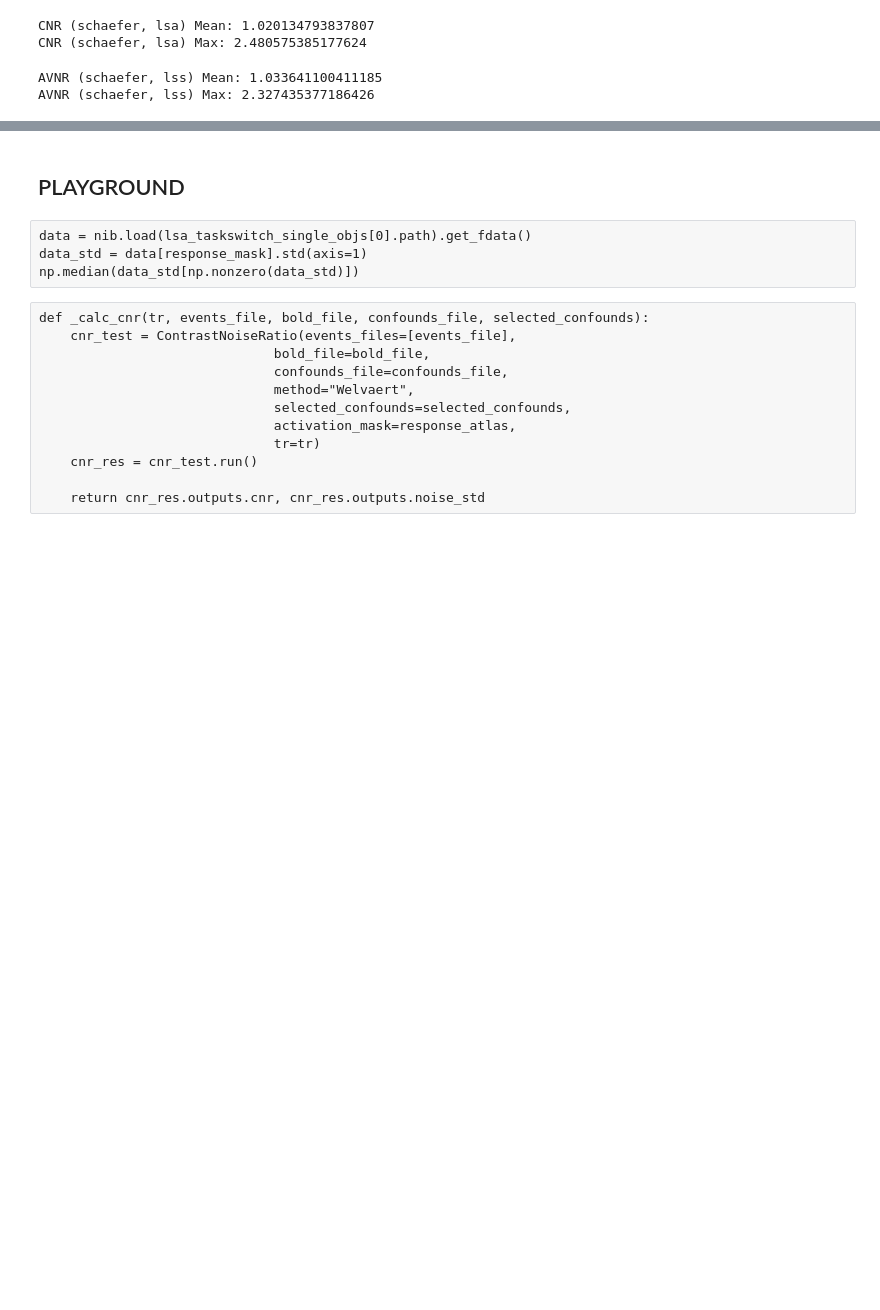
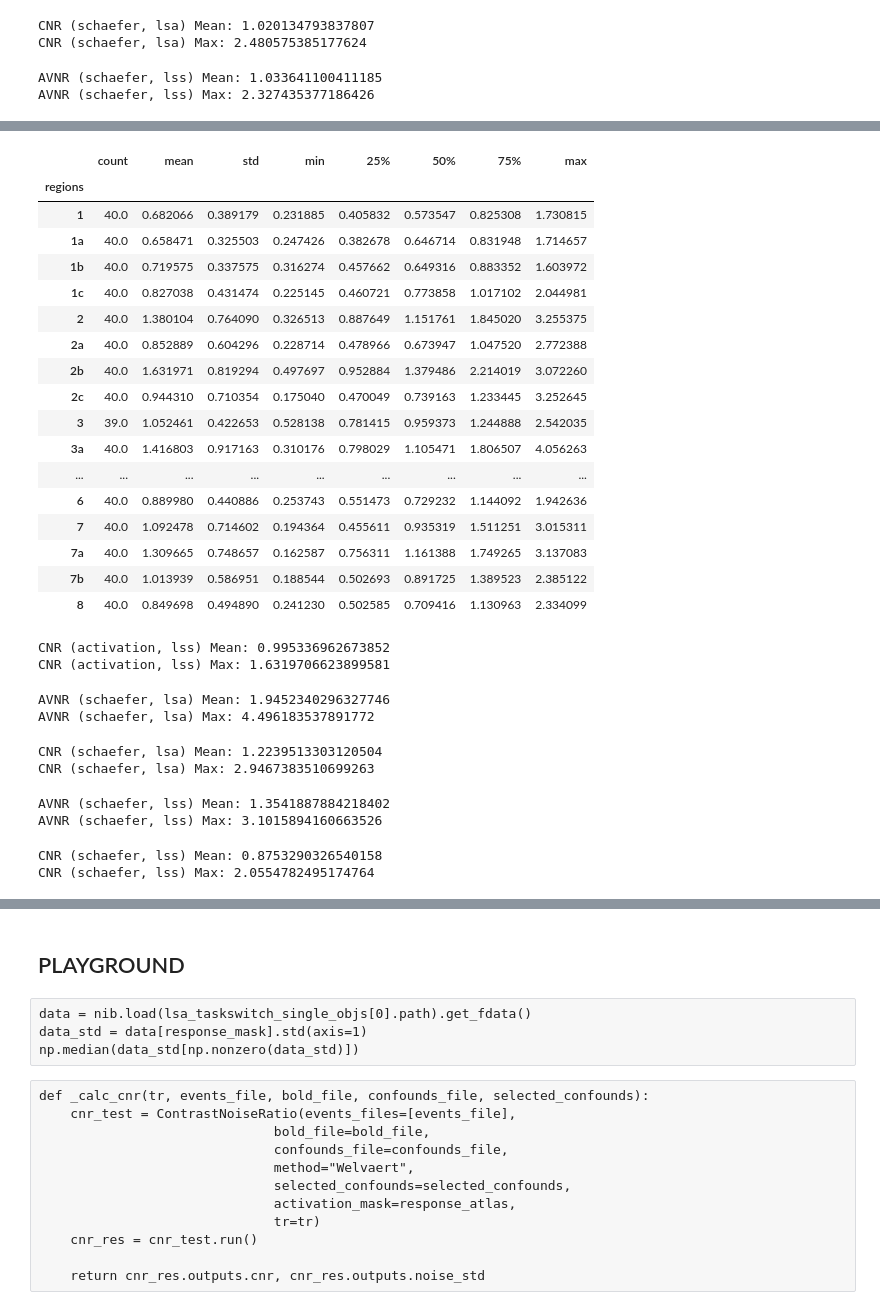
Before and after one commit to jdkent/BetaSeriesRealDataAnalysis, a Jupyter notebook: nibsAnalysis/cnr_trial_variability.ipynb, the cells around one changed output, grey strips where cells are left out. Drawn from its saved outputs; the diff is of its cells as text; code cells hidden in the pictures; blank space fills up the shorter version.

```diff
--- a/nibsAnalysis/cnr_trial_variability.ipynb
+++ b/nibsAnalysis/cnr_trial_variability.ipynb
@@ -365,0 +557,29 @@ CNR (schaefer, lss) Max: 1.8056619546708372
+# %%
+cnr_fb_activation_lss_df.describe().T
+# %% [output]
+|  | count | mean | std | min | 25% | 50% | 75% | max |
+| regions |  |  |  |  |  |  |  |  |
+| 1 | 40.0 | 0.682066 | 0.389179 | 0.231885 | 0.405832 | 0.573547 | 0.825308 | 1.730815 |
+| 1a | 40.0 | 0.658471 | 0.325503 | 0.247426 | 0.382678 | 0.646714 | 0.831948 | 1.714657 |
+| 1b | 40.0 | 0.719575 | 0.337575 | 0.316274 | 0.457662 | 0.649316 | 0.883352 | 1.603972 |
+| 1c | 40.0 | 0.827038 | 0.431474 | 0.225145 | 0.460721 | 0.773858 | 1.017102 | 2.044981 |
+| 2 | 40.0 | 1.380104 | 0.764090 | 0.326513 | 0.887649 | 1.151761 | 1.845020 | 3.255375 |
+| 2a | 40.0 | 0.852889 | 0.604296 | 0.228714 | 0.478966 | 0.673947 | 1.047520 | 2.772388 |
+| 2b | 40.0 | 1.631971 | 0.819294 | 0.497697 | 0.952884 | 1.379486 | 2.214019 | 3.072260 |
+| 2c | 40.0 | 0.944310 | 0.710354 | 0.175040 | 0.470049 | 0.739163 | 1.233445 | 3.252645 |
+| 3 | 39.0 | 1.052461 | 0.422653 | 0.528138 | 0.781415 | 0.959373 | 1.244888 | 2.542035 |
+| 3a | 40.0 | 1.416803 | 0.917163 | 0.310176 | 0.798029 | 1.105471 | 1.806507 | 4.056263 |
+| ... | ... | ... | ... | ... | ... | ... | ... | ... |
+| 6 | 40.0 | 0.889980 | 0.440886 | 0.253743 | 0.551473 | 0.729232 | 1.144092 | 1.942636 |
+| 7 | 40.0 | 1.092478 | 0.714602 | 0.194364 | 0.455611 | 0.935319 | 1.511251 | 3.015311 |
+| 7a | 40.0 | 1.309665 | 0.748657 | 0.162587 | 0.756311 | 1.161388 | 1.749265 | 3.137083 |
+| 7b | 40.0 | 1.013939 | 0.586951 | 0.188544 | 0.502693 | 0.891725 | 1.389523 | 2.385122 |
+| 8 | 40.0 | 0.849698 | 0.494890 | 0.241230 | 0.502585 | 0.709416 | 1.130963 | 2.334099 |
+# %%
+cnr_fb_act_lss_mean = cnr_fb_activation_lss_df.describe().T['mean'].mean()
+cnr_fb_act_lss_max = cnr_fb_activation_lss_df.describe().T['mean'].max()
+print("CNR (activation, lss) Mean: {}".format(cnr_fb_act_lss_mean))
+print("CNR (activation, lss) Max: {}".format(cnr_fb_act_lss_max))
+# %% [output]
+CNR (activation, lss) Mean: 0.995336962673852
+CNR (activation, lss) Max: 1.6319706623899581
@@ -365,0 +601,24 @@ CNR (schaefer, lss) Max: 1.8056619546708372
+# %%
+print("AVNR (schaefer, lsa) Mean: {}".format(cvnr_fb_schaefer_lsa_df.mean().mean()))
+print("AVNR (schaefer, lsa) Max: {}".format(cvnr_fb_schaefer_lsa_df.mean().max()))
+# %% [output]
+AVNR (schaefer, lsa) Mean: 1.9452340296327746
+AVNR (schaefer, lsa) Max: 4.496183537891772
+# %%
+print("CNR (schaefer, lsa) Mean: {}".format(cnr_fb_schaefer_lsa_df.mean().mean()))
+print("CNR (schaefer, lsa) Max: {}".format(cnr_fb_schaefer_lsa_df.mean().max()))
+# %% [output]
+CNR (schaefer, lsa) Mean: 1.2239513303120504
+CNR (schaefer, lsa) Max: 2.9467383510699263
+# %%
+print("AVNR (schaefer, lss) Mean: {}".format(cvnr_fb_schaefer_lss_df.mean().mean()))
+print("AVNR (schaefer, lss) Max: {}".format(cvnr_fb_schaefer_lss_df.mean().max()))
+# %% [output]
+AVNR (schaefer, lss) Mean: 1.3541887884218402
+AVNR (schaefer, lss) Max: 3.1015894160663526
+# %%
+print("CNR (schaefer, lss) Mean: {}".format(cnr_fb_schaefer_lss_df.mean().mean()))
+print("CNR (schaefer, lss) Max: {}".format(cnr_fb_schaefer_lss_df.mean().max()))
+# %% [output]
+CNR (schaefer, lss) Mean: 0.8753290326540158
+CNR (schaefer, lss) Max: 2.0554782495174764
```
Also changed, not shown: parts of 43 cells of this notebook, 45 other files.
